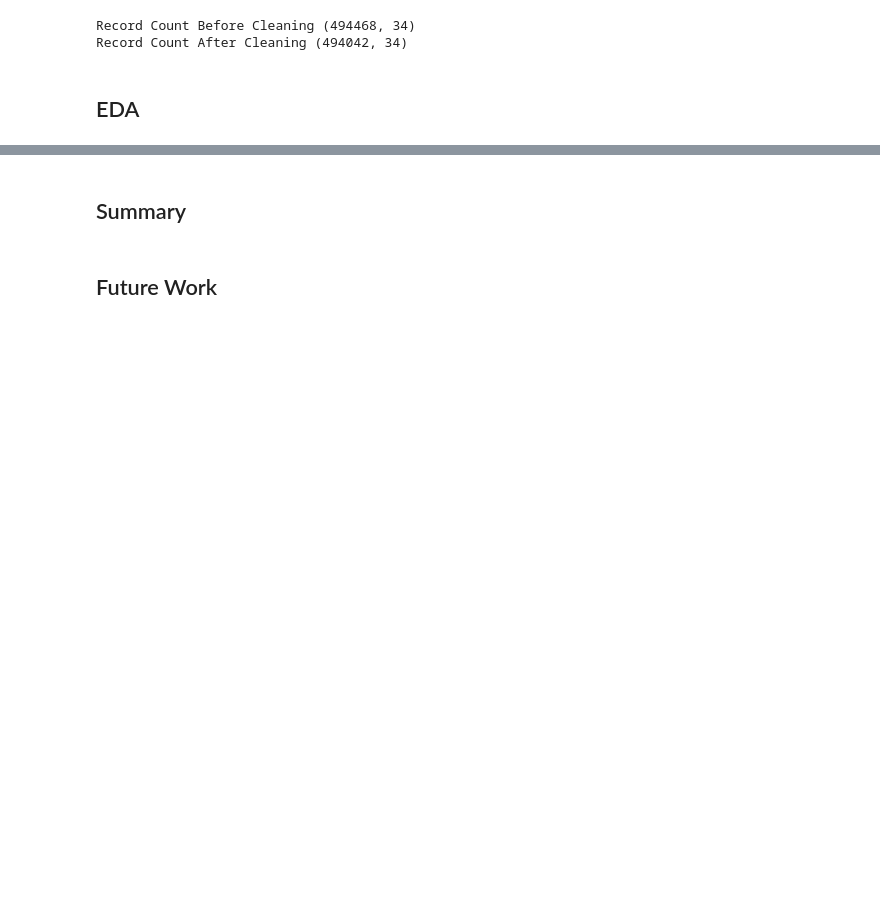
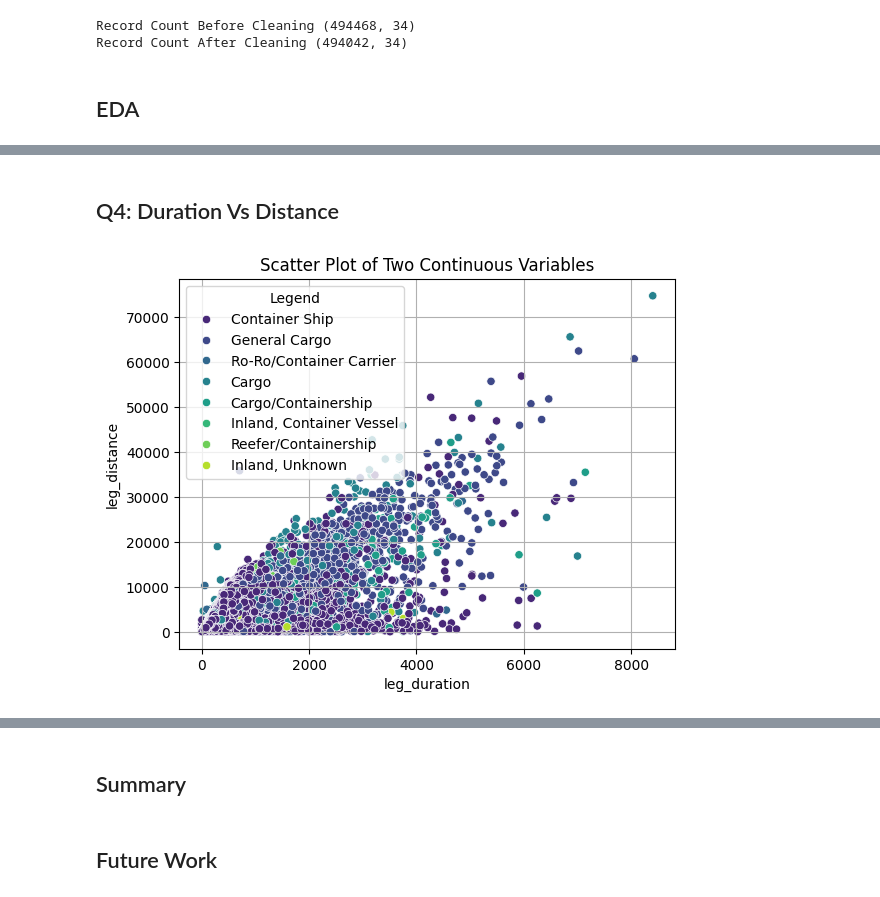
Before and after one commit to hargurjeet/Maersk, a Jupyter notebook: Solution_Notebook.ipynb, the cells around one changed output, grey strips where cells are left out. Drawn from its saved outputs; the diff is of its cells as text; code cells hidden in the pictures; blank space fills up the shorter version.

```diff
--- a/Solution_Notebook.ipynb
+++ b/Solution_Notebook.ipynb
@@ -501,0 +481,14 @@ vessel_data_cleaned_v3[['Port','Terminal']].drop_duplicates().groupby(['Port'])[
+# %% [markdown]
+## Q4: Duration Vs Distance
+# %%
+sns.scatterplot(x=vessel_data_cleaned_v3.prev_leg_duration, y=vessel_data_cleaned_v3.prev_leg_distance_nm, \
+                hue = vessel_data_cleaned_v3.vessel_type_ais, palette='viridis')
+plt.title('Scatter Plot of Two Continuous Variables')
+plt.xlabel('leg_duration')
+plt.ylabel('leg_distance')
+plt.legend(title='Legend')
+plt.grid(True)
+plt.grid(True)
+plt.show()
+# %% [output]
+[figure, added]
```
Also changed, not shown: parts of 19 cells of this notebook.
